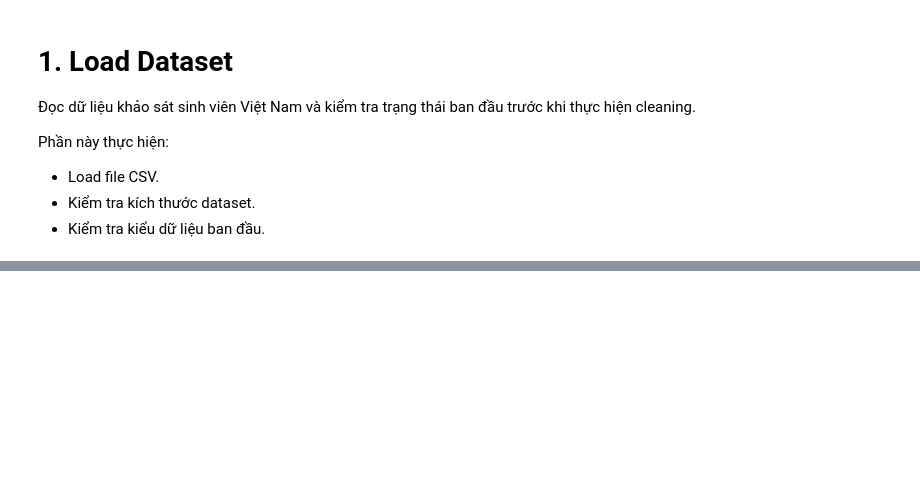
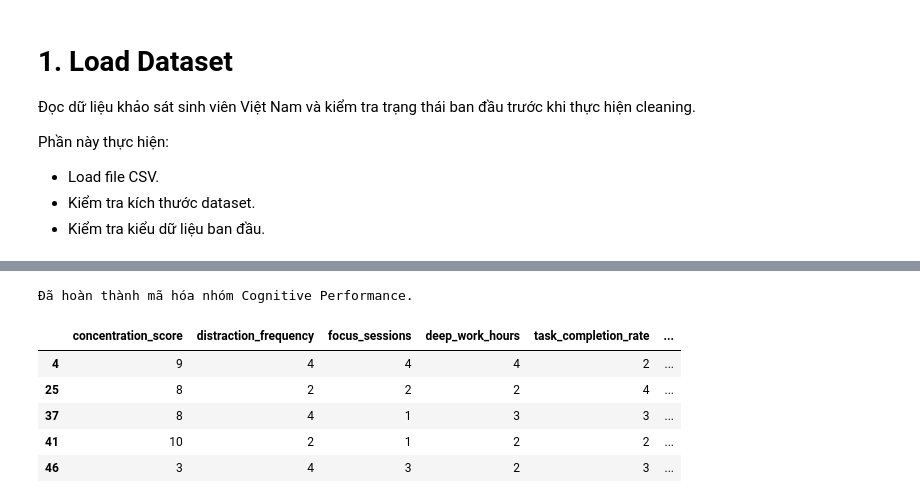
Before and after one commit to NguynnThah/DA016, a Jupyter notebook: notebooks/vietnam_dataset/02_cleaning_preprocessing.ipynb, the cells around one changed output, grey strips where cells are left out. Drawn from its saved outputs; the diff is of its cells as text; code cells hidden in the pictures; blank space fills up the shorter version.

```diff
--- a/notebooks/vietnam_dataset/02_cleaning_preprocessing.ipynb
+++ b/notebooks/vietnam_dataset/02_cleaning_preprocessing.ipynb
@@ -1406,0 +795,14 @@ Số cột: 23
+# %%
+# Xác định các biến thuộc nhóm Cognitive Performance
+
+cognitive_features = [
+    "concentration_score",
+    "distraction_frequency",
+    "focus_sessions",
+    "deep_work_hours",
+    "task_completion_rate",
+    "motivation_level"
+]
+
+
+print("Đã xác định nhóm Cognitive Performance.")
@@ -1406,0 +811,11 @@ Số cột: 23
+# %%
+# Kiểm tra các giá trị hiện có của nhóm Cognitive Performance
+
+for feature in cognitive_features:
+
+    print(f"\n{feature}")
+
+    print(
+        survey_dataset[feature]
+        .value_counts()
+    )
@@ -1406,0 +874,25 @@ Số cột: 23
+# %%
+# Áp dụng ordinal encoding cho các biến categorical
+
+for feature, mapping in cognitive_mapping.items():
+
+    survey_dataset[feature] = (
+        survey_dataset[feature]
+        .map(mapping)
+    )
+
+
+print("Đã hoàn thành mã hóa nhóm Cognitive Performance.")
+# %% [output]
+Đã hoàn thành mã hóa nhóm Cognitive Performance.
+# %%
+# Kiểm tra dữ liệu sau khi mã hóa
+
+survey_dataset[cognitive_features].head()
+# %% [output]
+|  | concentration_score | distraction_frequency | focus_sessions | deep_work_hours | task_completion_rate | ... |
+| 4 | 9 | 4 | 4 | 4 | 2 | ... |
+| 25 | 8 | 2 | 2 | 2 | 4 | ... |
+| 37 | 8 | 4 | 1 | 3 | 3 | ... |
+| 41 | 10 | 2 | 1 | 2 | 2 | ... |
+| 46 | 3 | 4 | 3 | 2 | 3 | ... |
```
Also changed, not shown: parts of 147 cells of this notebook.
